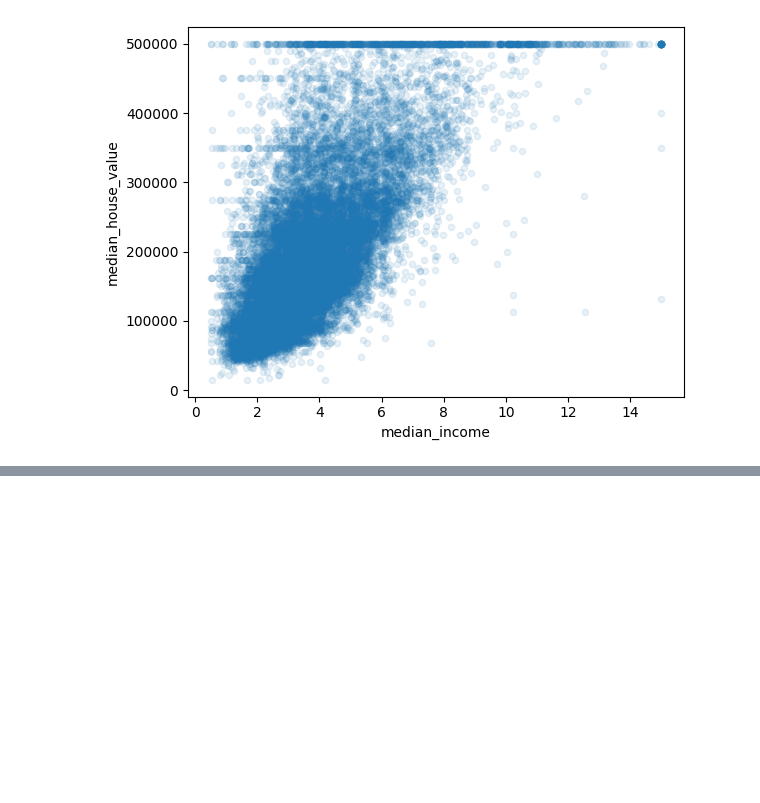
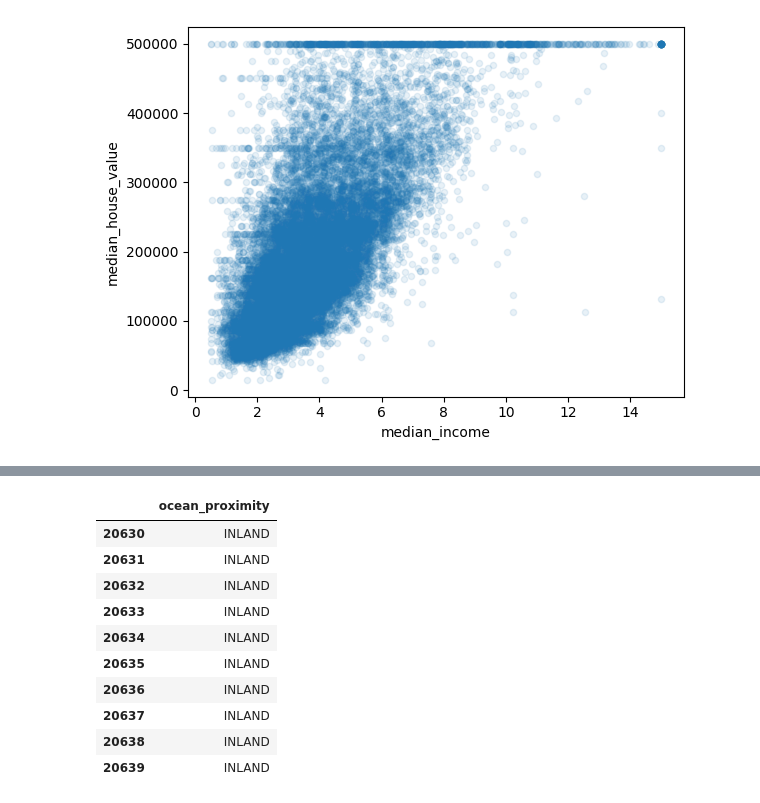
Before and after one commit to TimeJerker/ML_house_price, a Jupyter notebook: Housing.ipynb, the cells around one changed output, grey strips where cells are left out. Cells and saved outputs as stored; diff of their text form; code cells hidden in the pictures; blank space fills up the shorter version.

```diff
--- a/Housing.ipynb
+++ b/Housing.ipynb
@@ -202,0 +229,9 @@ housing_copy.plot(kind="scatter", x="median_income", y="median_house_value", alp
+# %%
+housing = dataset.drop("median_house_value", axis=1)
+housing_labels = dataset["median_house_value"].copy()
+# %%
+#варианты избавления от неизвестных параметрах в базе данных
+housing.dropna(subset=["total_bedrooms"])
+housing.drop("total_bedrooms", axis=1)
+median = housing["total_bedrooms"].median() # обязательно сохранять для такой же замены в испытательном
+housing["total_bedrooms"].fillna(median, inplace=True)
@@ -202,0 +265,15 @@ housing_copy.plot(kind="scatter", x="median_income", y="median_house_value", alp
+# %%
+housing_cat = housing[["ocean_proximity"]]
+housing_cat.tail(10)
+# %% [output]
+|  | ocean_proximity |
+| 20630 | INLAND |
+| 20631 | INLAND |
+| 20632 | INLAND |
+| 20633 | INLAND |
+| 20634 | INLAND |
+| 20635 | INLAND |
+| 20636 | INLAND |
+| 20637 | INLAND |
+| 20638 | INLAND |
+| 20639 | INLAND |
```
Also changed, not shown: parts of 12 cells of this notebook.
